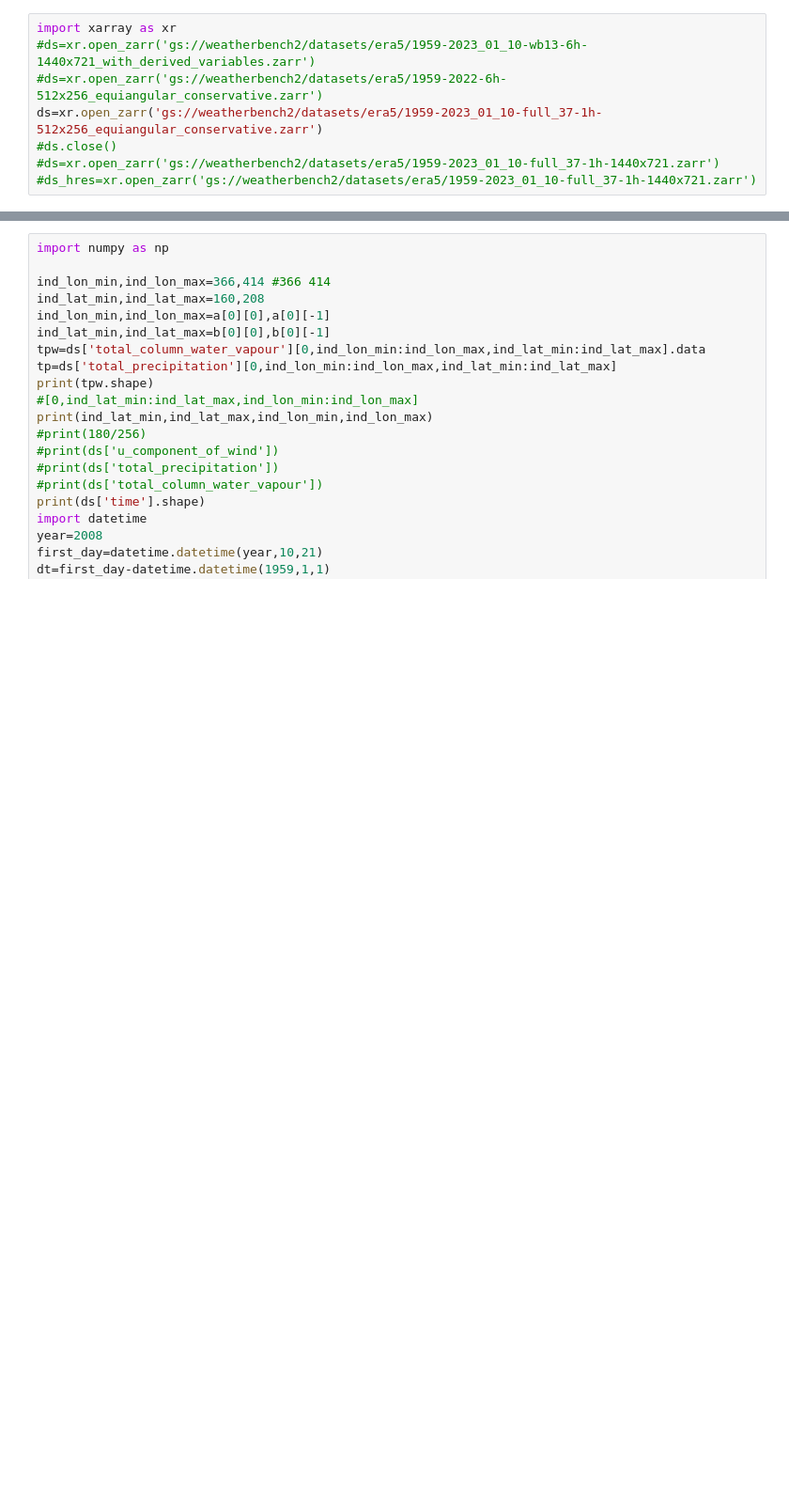
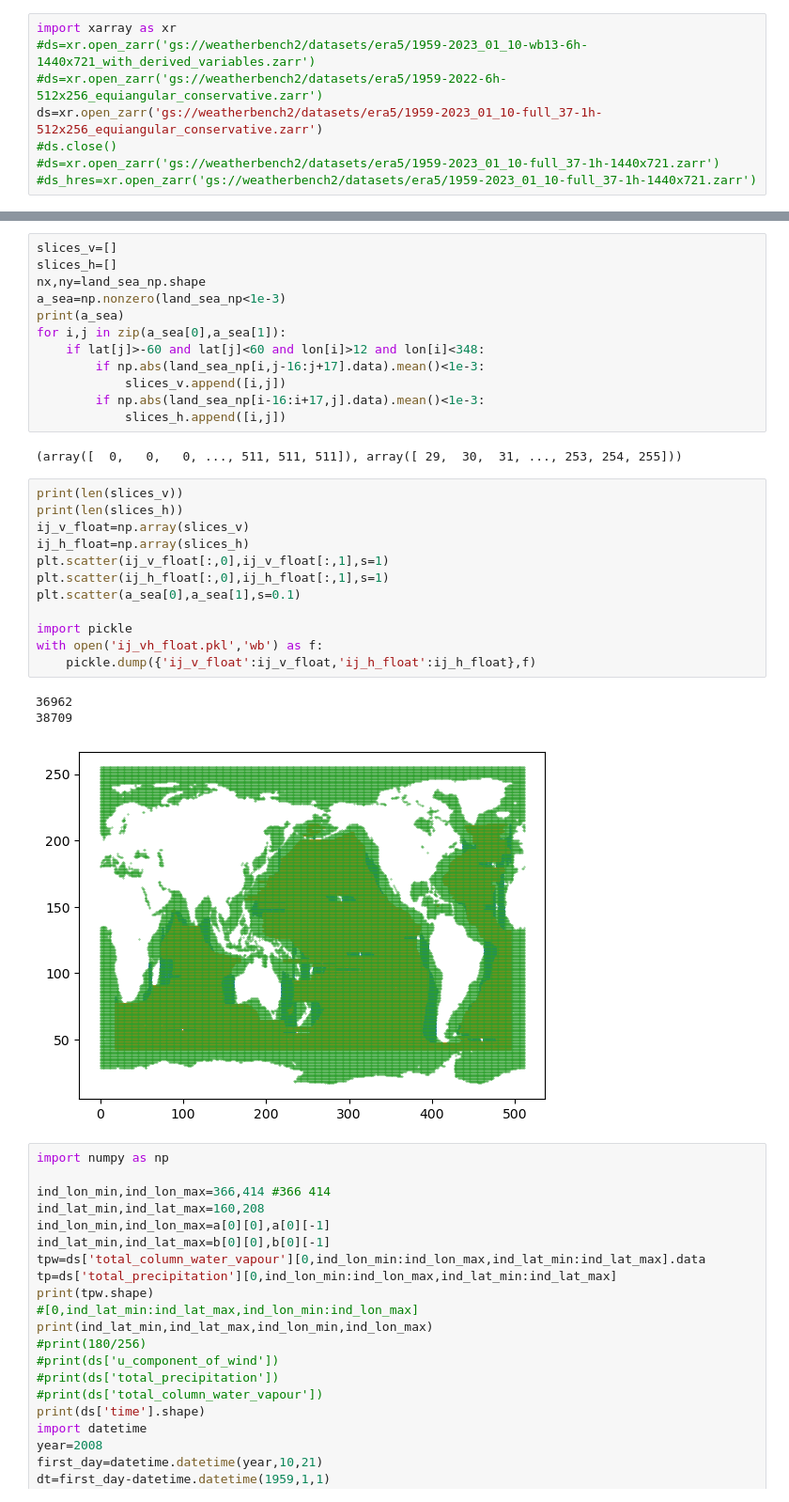
Before and after one commit to mgrecu35/precipDiagnostics, a Jupyter notebook: get_weather_bench2_random.ipynb, the cells around one changed output, grey strips where cells are left out. Shown: that part at 94% size. Cells and saved outputs as stored; diff of their text form; blank space fills up the shorter version.

```diff
--- a/get_weather_bench2_random.ipynb
+++ b/get_weather_bench2_random.ipynb
@@ -63,6 +69,36 @@ Coordinates:
  0. 0. 0. 0. 0. 0. 0. 0. 0. 0. 0. 0. 0. 0. 0. 0. 0. 0. 0. 0. 0. 0. 0. 0.
  0. 0. 0. 0.]
 [figure]
+# %%
+slices_v=[]
+slices_h=[]
+nx,ny=land_sea_np.shape
+a_sea=np.nonzero(land_sea_np<1e-3)
+print(a_sea)
+for i,j in zip(a_sea[0],a_sea[1]):
+    if lat[j]>-60 and lat[j]<60 and lon[i]>12 and lon[i]<348:
+        if np.abs(land_sea_np[i,j-16:j+17].data).mean()<1e-3:
+            slices_v.append([i,j])
+        if np.abs(land_sea_np[i-16:i+17,j].data).mean()<1e-3:
+            slices_h.append([i,j])
+# %% [output]
+(array([  0,   0,   0, ..., 511, 511, 511]), array([ 29,  30,  31, ..., 253, 254, 255]))
+# %%
+print(len(slices_v))
+print(len(slices_h))
+ij_v_float=np.array(slices_v)
+ij_h_float=np.array(slices_h)
+plt.scatter(ij_v_float[:,0],ij_v_float[:,1],s=1)
+plt.scatter(ij_h_float[:,0],ij_h_float[:,1],s=1)
+plt.scatter(a_sea[0],a_sea[1],s=0.1)
+
+import pickle
+with open('ij_vh_float.pkl','wb') as f:
+    pickle.dump({'ij_v_float':ij_v_float,'ij_h_float':ij_h_float},f)
+# %% [output]
+36962
+38709
+[figure, added]
 # %%
 import numpy as np
 
```
Also changed, not shown: parts of 2 cells of this notebook, 3 other files.
